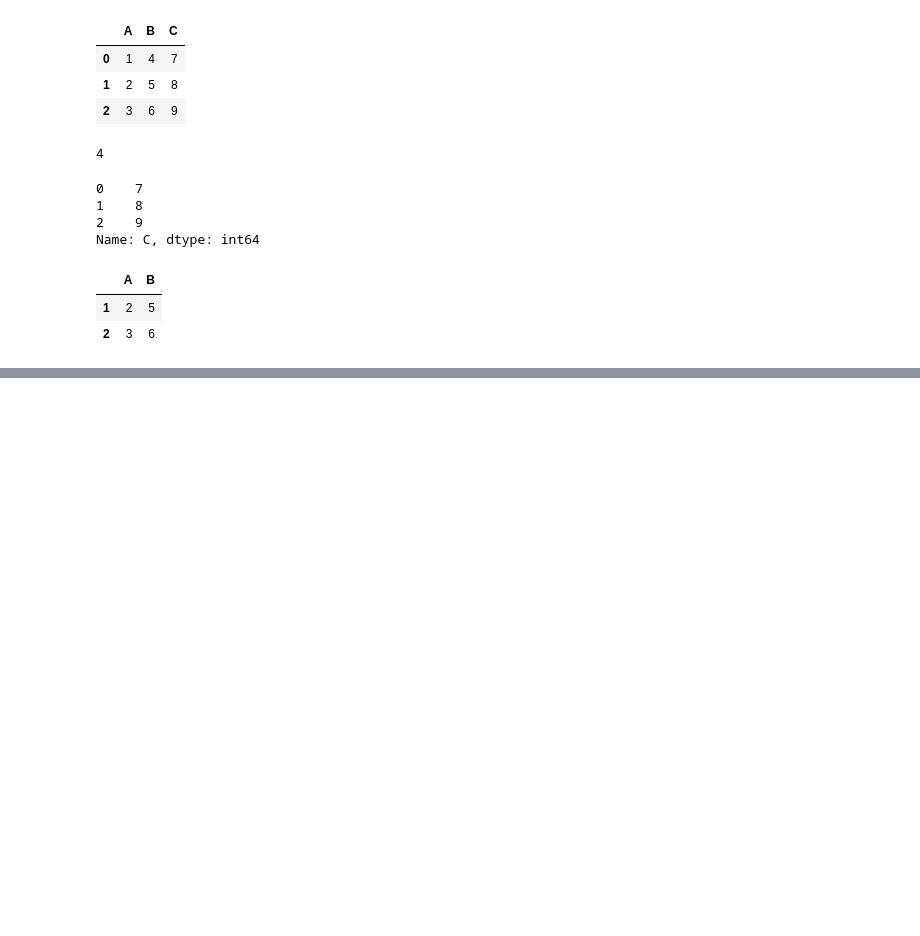
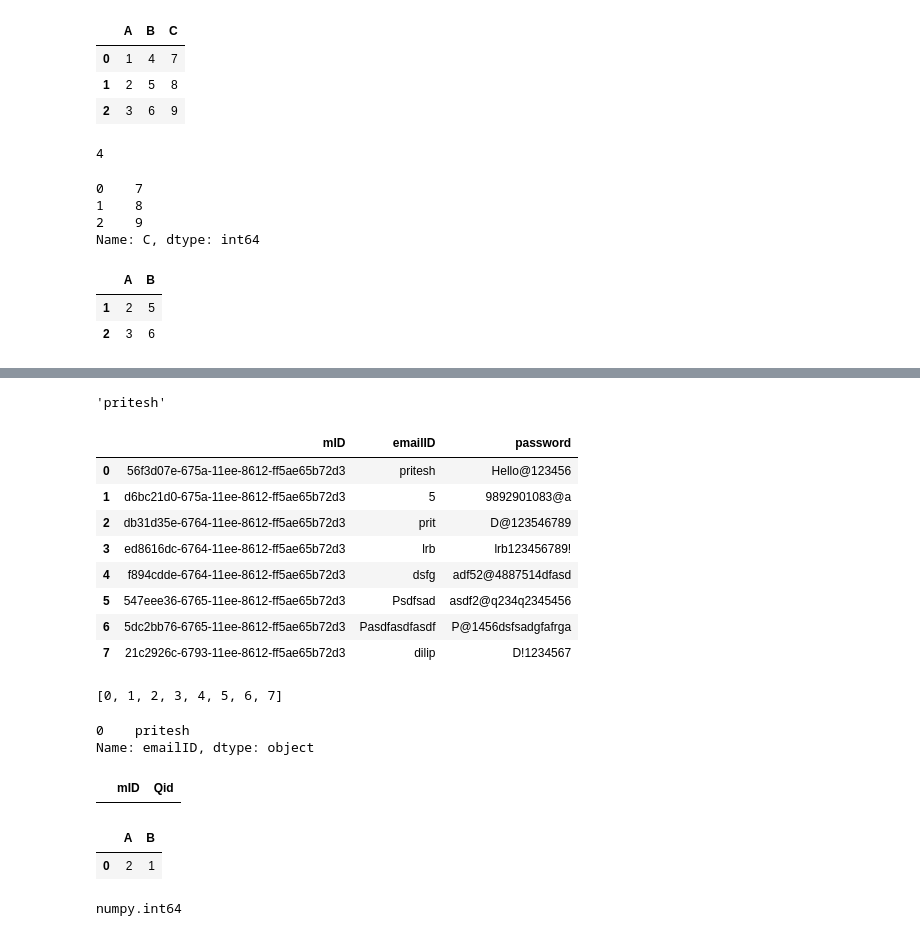
Before and after one commit to priteshkhilari/AwesomeQuotes, a Jupyter notebook: Untitled.ipynb, the cells around one changed output, grey strips where cells are left out. Saved outputs shown, nothing was run; the diff lists cells and outputs as text; code cells hidden in the pictures; blank space fills up the shorter version.

```diff
--- a/Untitled.ipynb
+++ b/Untitled.ipynb
@@ -183,0 +283,27 @@ subset
+# %%
+df = pd.read_csv("./IDPass.csv")
+x = df.loc[df["mID"] =="56f3d07e-675a-11ee-8612-ff5ae65b72d3","emailID" ]
+x.values[0]
+# %% [output]
+'pritesh'
+# %%
+df
+# %% [output]
+|  | mID | emailID | password |
+| 0 | 56f3d07e-675a-11ee-8612-ff5ae65b72d3 | pritesh | Hello@123456 |
+| 1 | d6bc21d0-675a-11ee-8612-ff5ae65b72d3 | 5 | 9892901083@a |
+| 2 | db31d35e-6764-11ee-8612-ff5ae65b72d3 | prit | D@123546789 |
+| 3 | ed8616dc-6764-11ee-8612-ff5ae65b72d3 | lrb | lrb123456789! |
+| 4 | f894cdde-6764-11ee-8612-ff5ae65b72d3 | dsfg | adf52@4887514dfasd |
+| 5 | 547eee36-6765-11ee-8612-ff5ae65b72d3 | Psdfsad | asdf2@q234q2345456 |
+| 6 | 5dc2bb76-6765-11ee-8612-ff5ae65b72d3 | Pasdfasdfasdf | P@1456dsfsadgfafrga |
+| 7 | 21c2926c-6793-11ee-8612-ff5ae65b72d3 | dilip | D!1234567 |
+# %%
+df.index.tolist()
+# %% [output]
+[0, 1, 2, 3, 4, 5, 6, 7]
+# %%
+df.loc[df[df["mID"] =="56f3d07e-675a-11ee-8612-ff5ae65b72d3" ].index,"emailID" ]
+# %% [output]
+0    pritesh
+Name: emailID, dtype: object
@@ -183,0 +313,5 @@ subset
+# %%
+df = pd.DataFrame(data)
+df
+# %% [output]
+|  | mID | Qid |
@@ -183,0 +325,9 @@ subset
+# %%
+df
+# %% [output]
+|  | A | B |
+| 0 | 2 | 1 |
+# %%
+type(df.loc[1,"B"])
+# %% [output]
+numpy.int64
```
Also changed, not shown: parts of 30 cells of this notebook, 7 other files.
